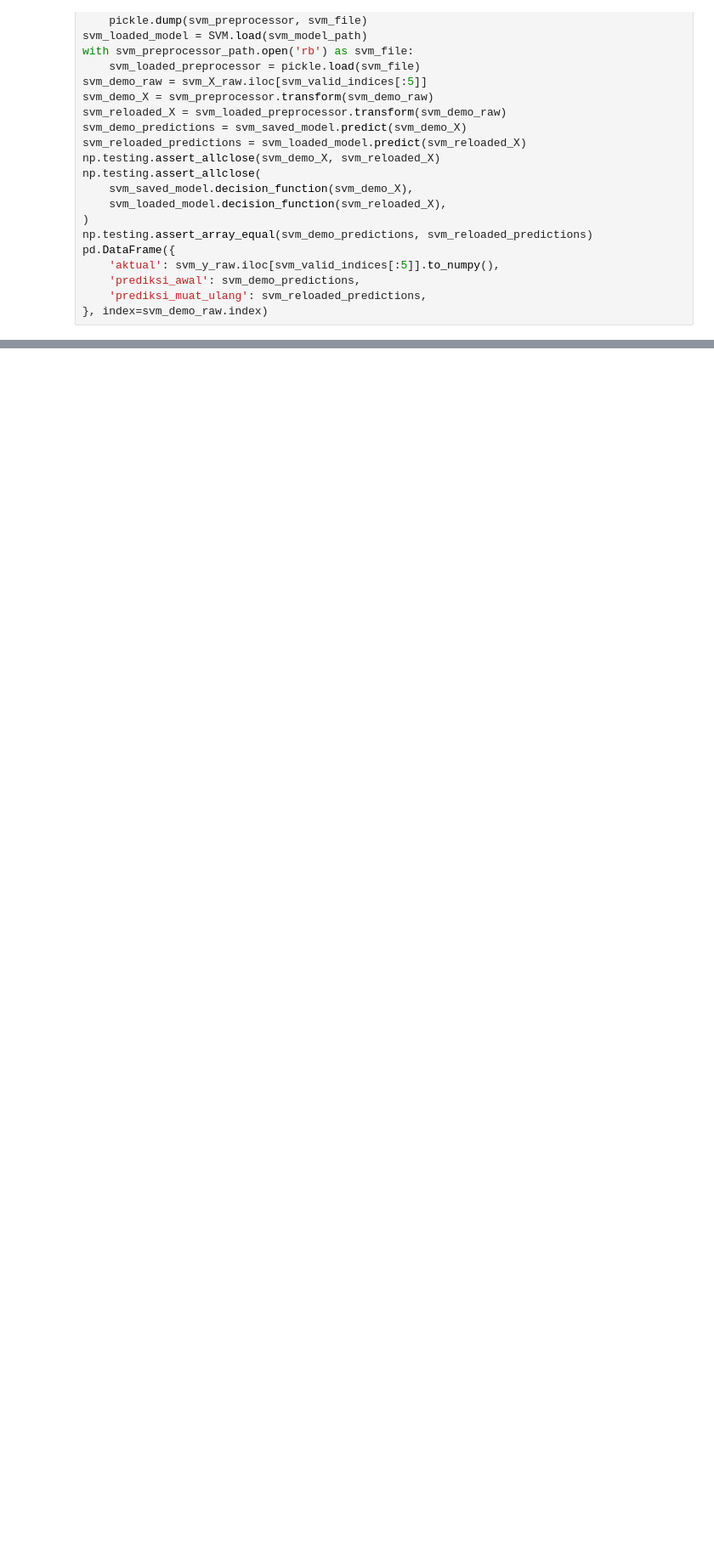
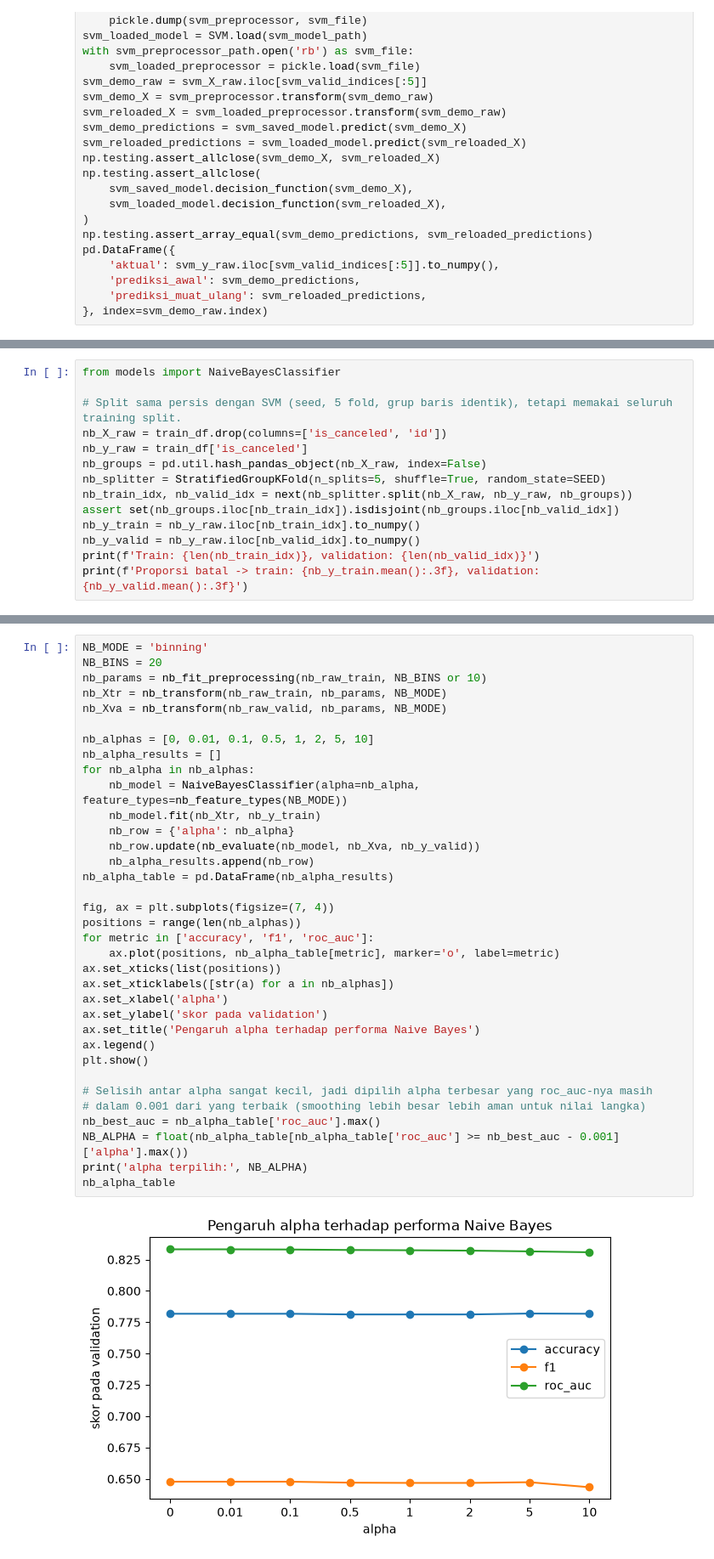
Before and after one commit to Kurt-Mikhael/IF3170_G14_LalapKaoBole, a Jupyter notebook: src/notebooks/v1.ipynb, the cells around one changed output, grey strips where cells are left out. Shown at 85% size. Saved outputs shown, nothing was run; the diff lists cells and outputs as text; blank space fills up the shorter version.

Commit message:
feat: add Naive Bayes experiments to notebook

```diff
--- a/src/notebooks/v1.ipynb
+++ b/src/notebooks/v1.ipynb
@@ -598,0 +604,14 @@ pd.DataFrame({
+# %%
+from models import NaiveBayesClassifier
+
+# Split sama persis dengan SVM (seed, 5 fold, grup baris identik), tetapi memakai seluruh training split.
+nb_X_raw = train_df.drop(columns=['is_canceled', 'id'])
+nb_y_raw = train_df['is_canceled']
+nb_groups = pd.util.hash_pandas_object(nb_X_raw, index=False)
+nb_splitter = StratifiedGroupKFold(n_splits=5, shuffle=True, random_state=SEED)
+nb_train_idx, nb_valid_idx = next(nb_splitter.split(nb_X_raw, nb_y_raw, nb_groups))
+assert set(nb_groups.iloc[nb_train_idx]).isdisjoint(nb_groups.iloc[nb_valid_idx])
+nb_y_train = nb_y_raw.iloc[nb_train_idx].to_numpy()
+nb_y_valid = nb_y_raw.iloc[nb_valid_idx].to_numpy()
+print(f'Train: {len(nb_train_idx)}, validation: {len(nb_valid_idx)}')
+print(f'Proporsi batal -> train: {nb_y_train.mean():.3f}, validation: {nb_y_valid.mean():.3f}')
@@ -598,0 +762,37 @@ pd.DataFrame({
+# %%
+NB_MODE = 'binning'
+NB_BINS = 20
+nb_params = nb_fit_preprocessing(nb_raw_train, NB_BINS or 10)
+nb_Xtr = nb_transform(nb_raw_train, nb_params, NB_MODE)
+nb_Xva = nb_transform(nb_raw_valid, nb_params, NB_MODE)
+
+nb_alphas = [0, 0.01, 0.1, 0.5, 1, 2, 5, 10]
+nb_alpha_results = []
+for nb_alpha in nb_alphas:
+    nb_model = NaiveBayesClassifier(alpha=nb_alpha, feature_types=nb_feature_types(NB_MODE))
+    nb_model.fit(nb_Xtr, nb_y_train)
+    nb_row = {'alpha': nb_alpha}
+    nb_row.update(nb_evaluate(nb_model, nb_Xva, nb_y_valid))
+    nb_alpha_results.append(nb_row)
+nb_alpha_table = pd.DataFrame(nb_alpha_results)
+
+fig, ax = plt.subplots(figsize=(7, 4))
+positions = range(len(nb_alphas))
+for metric in ['accuracy', 'f1', 'roc_auc']:
+    ax.plot(positions, nb_alpha_table[metric], marker='o', label=metric)
+ax.set_xticks(list(positions))
+ax.set_xticklabels([str(a) for a in nb_alphas])
+ax.set_xlabel('alpha')
+ax.set_ylabel('skor pada validation')
+ax.set_title('Pengaruh alpha terhadap performa Naive Bayes')
+ax.legend()
+plt.show()
+
+# Selisih antar alpha sangat kecil, jadi dipilih alpha terbesar yang roc_auc-nya masih
+# dalam 0.001 dari yang terbaik (smoothing lebih besar lebih aman untuk nilai langka)
+nb_best_auc = nb_alpha_table['roc_auc'].max()
+NB_ALPHA = float(nb_alpha_table[nb_alpha_table['roc_auc'] >= nb_best_auc - 0.001]['alpha'].max())
+print('alpha terpilih:', NB_ALPHA)
+nb_alpha_table
+# %% [output]
+[figure, added]
```
Also changed, not shown: parts of 18 cells of this notebook.
